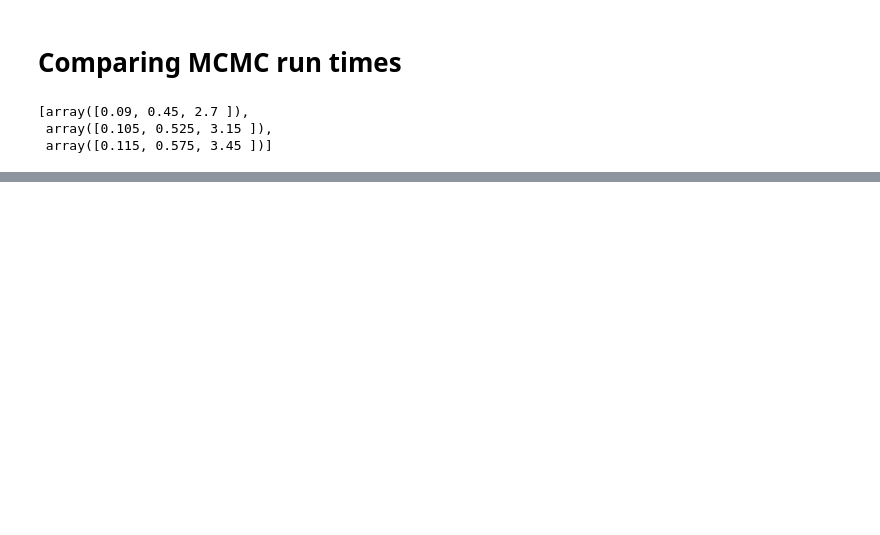
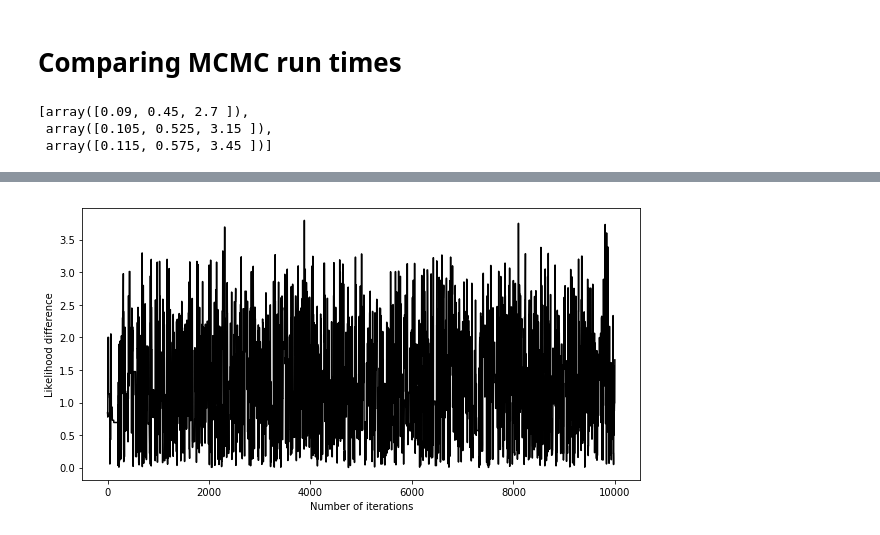
Before and after one commit to MaksymPetyak/emupints, a Jupyter notebook: studies/NN-emulator-development.ipynb, the cells around one changed output, grey strips where cells are left out. Saved outputs shown, nothing was run; the diff lists cells and outputs as text; code cells hidden in the pictures; blank space fills up the shorter version.

Commit message:
Fixed difference graph

```diff
--- a/studies/NN-emulator-development.ipynb
+++ b/studies/NN-emulator-development.ipynb
@@ -423,3 +423,12 @@ emu_prediction = np.apply_along_axis(emu, 1, chain).flatten()
 real_prediction = np.apply_along_axis(real_log_likelihood, 1, chain).flatten()
 
 diffs = np.abs(real_prediction - emu_prediction)
+# %%
+iters = np.linspace(0, 10000, len(chain))
+plt.figure(figsize=(10, 5))
+plt.xlabel("Number of iterations")
+plt.ylabel("Likelihood difference")
+plt.plot(iters, diffs, color = "Black")
+plt.show()
+# %% [output]
+[figure, added]
```
Also changed, not shown: parts of 14 cells of this notebook.
